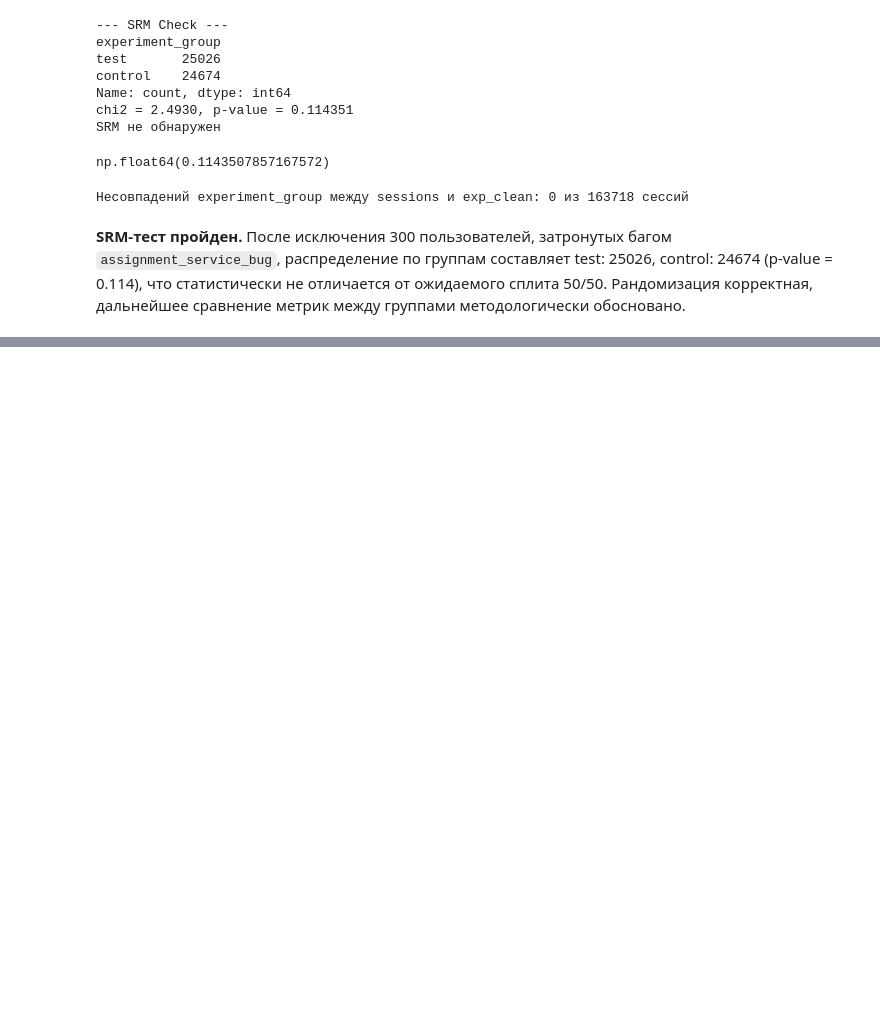
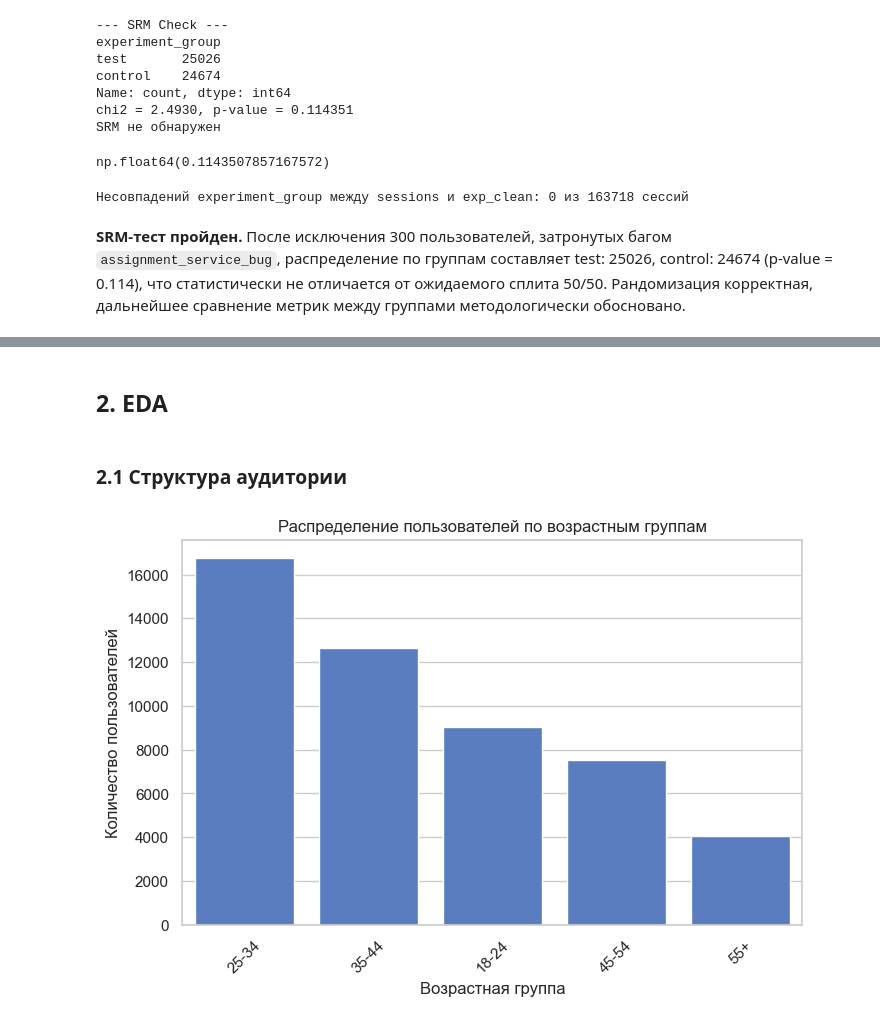
Before and after one commit to k0ist/The-Experts-Hackathon, a Jupyter notebook: The_Experts_Hackathon.ipynb, the cells around one changed output, grey strips where cells are left out. Drawn from its saved outputs; the diff is of its cells as text; code cells hidden in the pictures; blank space fills up the shorter version.

```diff
--- a/The_Experts_Hackathon.ipynb
+++ b/The_Experts_Hackathon.ipynb
@@ -12,4 +11,10 @@ from statsmodels.stats.proportion import proportions_ztest, proportion_confint
 from statsmodels.stats.multitest import multipletests
 import warnings
 warnings.filterwarnings("ignore")
+# %%
+import matplotlib.pyplot as plt
+import seaborn as sns
+
+sns.set_theme(style="whitegrid", palette="muted")
+plt.rcParams['font.sans-serif'] = 'DejaVu Sans'
 # %% [markdown]
@@ -296,0 +381,12 @@ chi2 p-value = 0.8083 ✅ ок
+# %%
+orphan_order_clicks = set(orders["click_id"].dropna()) - set(clicks["click_id"])
+orphan_order_sessions = set(orders["session_id"]) - set(sessions["session_id"])
+print(f"orders с click_id не из clicks: {len(orphan_order_clicks)}")
+print(f"orders с session_id не из sessions: {len(orphan_order_sessions)}")
+
+u_reg = users.set_index("user_id")["registration_date"]
+tmp = orders.merge(u_reg, on="user_id", how="left")
+tmp["order_date"] = pd.to_datetime(tmp["order_date"])
+tmp["registration_date"] = pd.to_datetime(tmp["registration_date"])
+bad_dates = tmp[tmp["order_date"] < tmp["registration_date"]]
+print(f"Заказы раньше регистрации пользователя: {len(bad_dates)}")
@@ -296,0 +649,21 @@ chi2 p-value = 0.8083 ✅ ок
+# %% [markdown]
+## 2. EDA
+# %%
+sns.set_theme(style="whitegrid", palette="muted")
+plt.rcParams["figure.figsize"] = (10, 5)
+plt.rcParams["font.size"] = 10
+# %% [markdown]
+### 2.1 Структура аудитории
+# %%
+plt.figure(figsize=(8,5))
+
+sns.countplot(data=users, x="age_group", order=users["age_group"].value_counts().index)
+
+plt.title("Распределение пользователей по возрастным группам")
+plt.xlabel("Возрастная группа")
+plt.ylabel("Количество пользователей")
+plt.xticks(rotation=45)
+
+plt.show()
+# %% [output]
+[figure, added]
```
Also changed, not shown: parts of 39 cells of this notebook.
